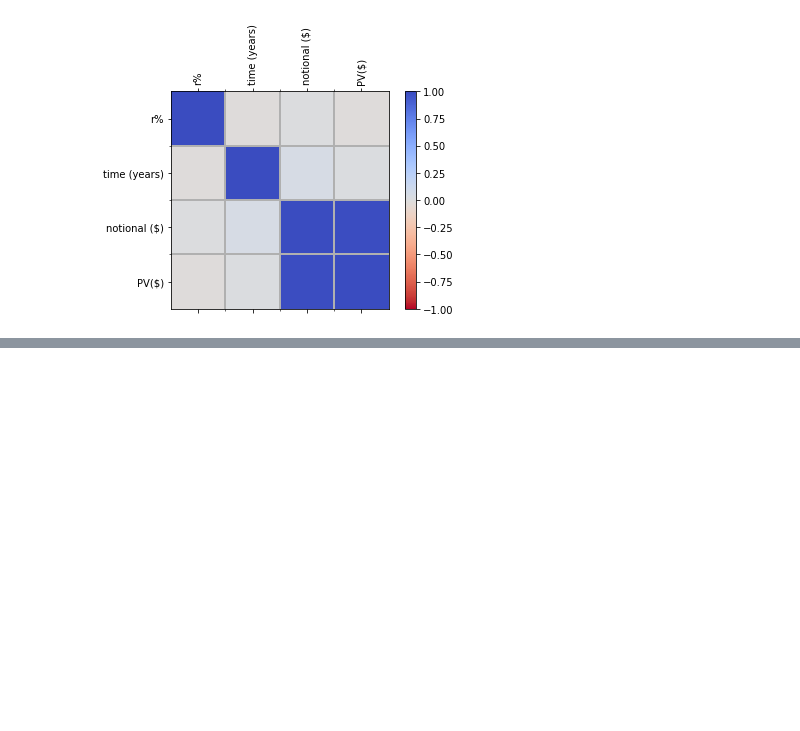
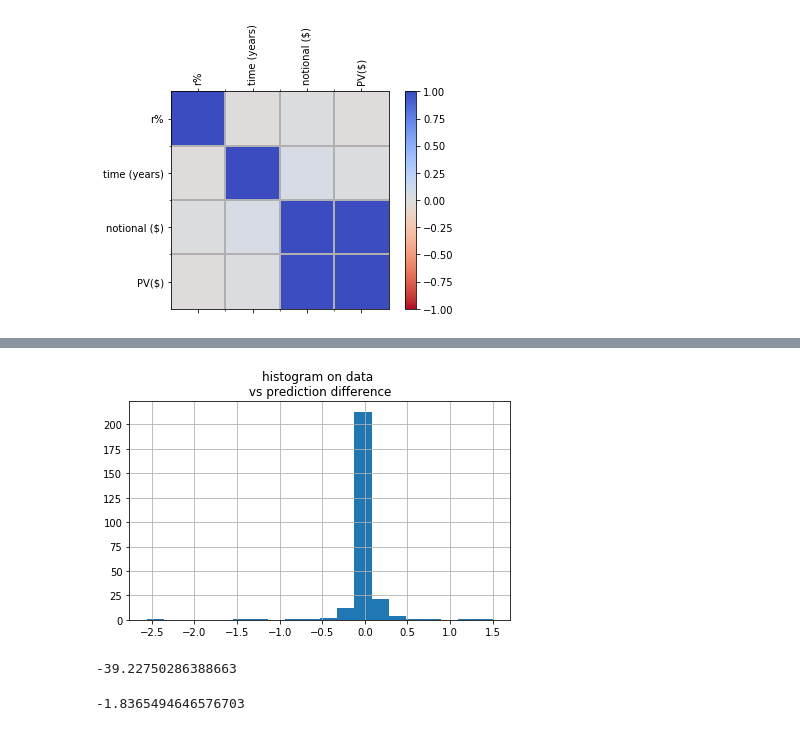
Before and after one commit to costargc/DataAnalysis, a Jupyter notebook: DataAnalysis.ipynb, the cells around one changed output, grey strips where cells are left out. Drawn from its saved outputs; the diff is of its cells as text; code cells hidden in the pictures; blank space fills up the shorter version.

```diff
--- a/DataAnalysis.ipynb
+++ b/DataAnalysis.ipynb
@@ -122,6 +124,6 @@ X_test = scaler.transform(X_test)
 # %%
 from sklearn.neural_network import MLPRegressor
-mlp = MLPRegressor(hidden_layer_sizes=(100,100,100),max_iter=5000,verbose=True,tol=0.0000001)
+mlp = MLPRegressor(hidden_layer_sizes=(10,10),max_iter=5000,verbose=True,tol=0.000001)
 # %%
 mlp.fit(X_train,y_train)
 # %% [output]
@@ -165 +168,10 @@ max        1.974824
 Name: PV($), dtype: float64
+# %%
+import pandas as pd
+
+out_data = pd.DataFrame([predictions,y_test,(predictions-y_test)/y_test],).T
+out_data.columns=['predictions','y_test','diff_predict']
+print(out_data[:10])
+
+#data output
+out_data.to_csv('out_data.csv')
@@ -165,0 +190,38 @@ Name: PV($), dtype: float64
+# %%
+import matplotlib.pyplot as plt
+import numpy as np
+
+pout_data=out_data.iloc[0:,[0]]
+tout_data=out_data.iloc[0:,[1]]
+dout_data=out_data.iloc[0:,[2]]
+
+dout_data.hist(bins=20)
+
+plt.grid(True)
+plt.title('histogram on data \n vs prediction difference ')
+plt.tight_layout()
+plt.show()
+# %% [output]
+[figure, added]
+# %%
+#calculadora!
+
+# 166 0.17622841  1.48874869 -0.2638513
+
+# price_me = scaler.transform([[5/100,2,100]])
+price_me = scaler.transform([[0.17622841,1.48874869,-0.2638513]])
+
+calc_me = np.asscalar(mlp.predict(price_me))
+print(calc_me)
+# %% [output]
+-39.22750286388663
+# %%
+
+def f(r,t,n):
+    price_me = scaler.transform([[r,t,n]])
+    calc_me = np.asscalar(mlp.predict(price_me).reshape(1,1))
+    return calc_me
+x=10
+print(f(rmean,tmean,x))
+# %% [output]
+-1.8365494646576703
```
Also changed, not shown: parts of 8 cells of this notebook, 1 other file.
